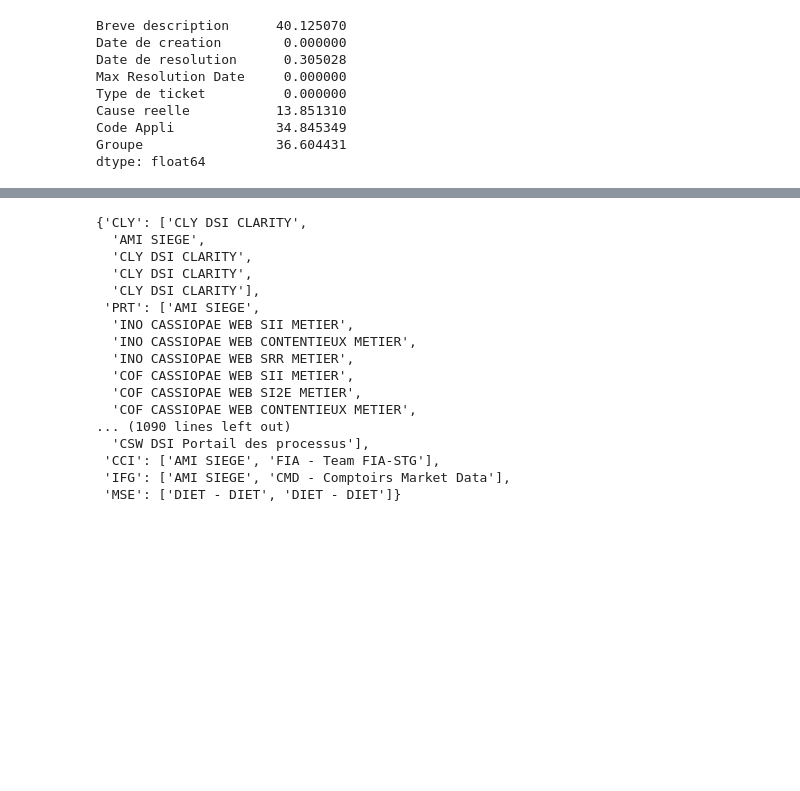
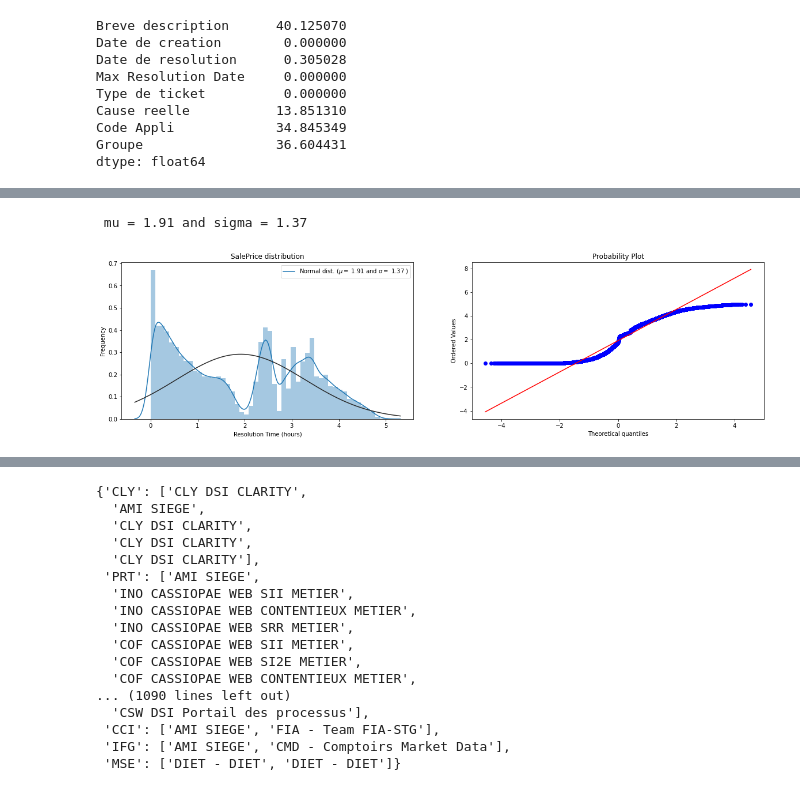
Before and after one commit to hbaieb77/PFEEE, a Jupyter notebook: model3.ipynb, the cells around one changed output, grey strips where cells are left out. Cells and saved outputs as stored; diff of their text form; code cells hidden in the pictures; blank space fills up the shorter version.

```diff
--- a/model3.ipynb
+++ b/model3.ipynb
@@ -183,0 +257,6 @@ df_knn['Cause reelle'].fillna('Pas de cause' , inplace=True)
+# %%
+df_knn_1['Date de creation'] = pd.to_datetime(df_knn_1['Date de creation'])
+df_knn_1['Date de resolution'] = pd.to_datetime(df_knn_1['Date de resolution'])
+
+# Calculate time difference in days
+df_knn_1['Resolution Time (hours)'] = (df_knn_1['Date de resolution'] - df_knn_1['Date de creation']).dt.total_seconds() / 3600
@@ -183,0 +346,9 @@ df_knn['Cause reelle'].fillna('Pas de cause' , inplace=True)
+# %%
+from scipy.stats import boxcox
+df_knn_1_time_box = df_knn_1_time.copy()
+df_knn_1_time_box['Resolution Time (hours)'], _ = boxcox(df_knn_1_time_box['Resolution Time (hours)'] + 1)  # Adding 1 to handle zeros
+
+plot_dist(df_knn_1_time_box , 'Resolution Time (hours)' )
+# %% [output]
+ mu = 1.91 and sigma = 1.37
+[figure, added]
```
Also changed, not shown: parts of 40 cells of this notebook, 5 other files.
